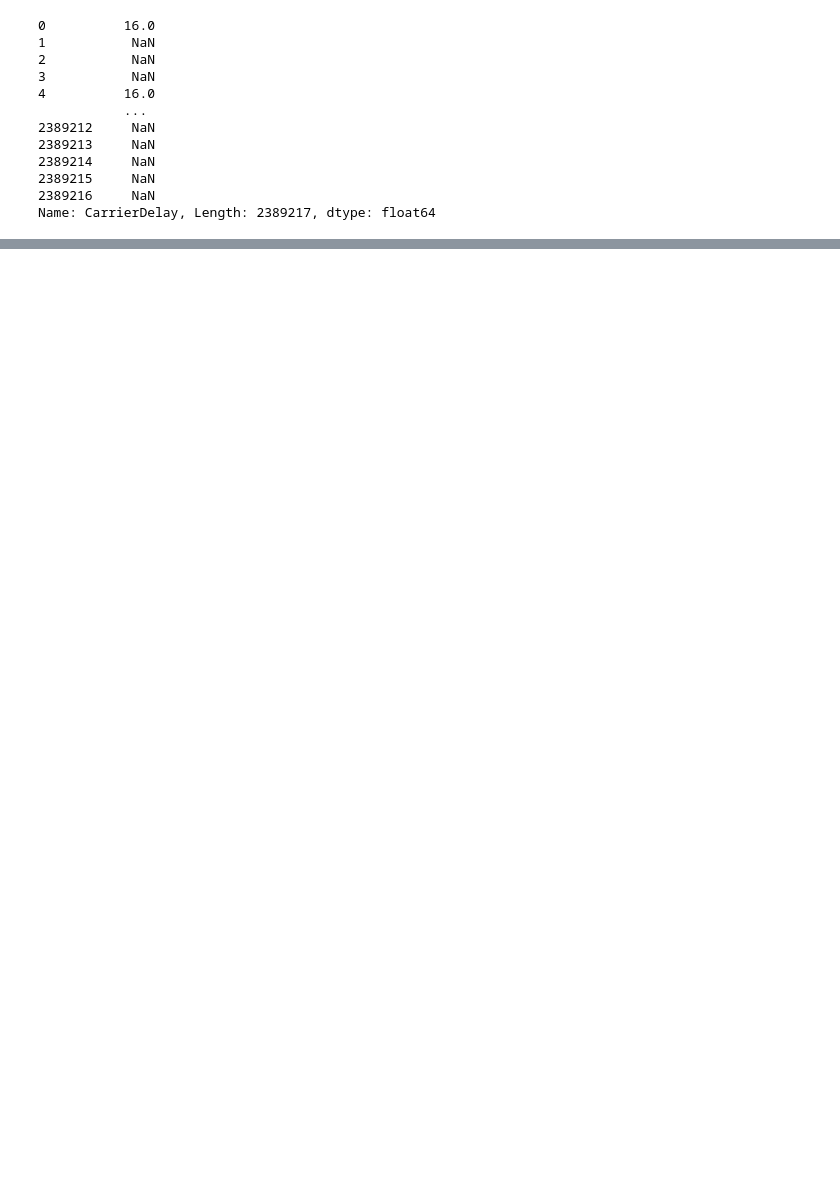
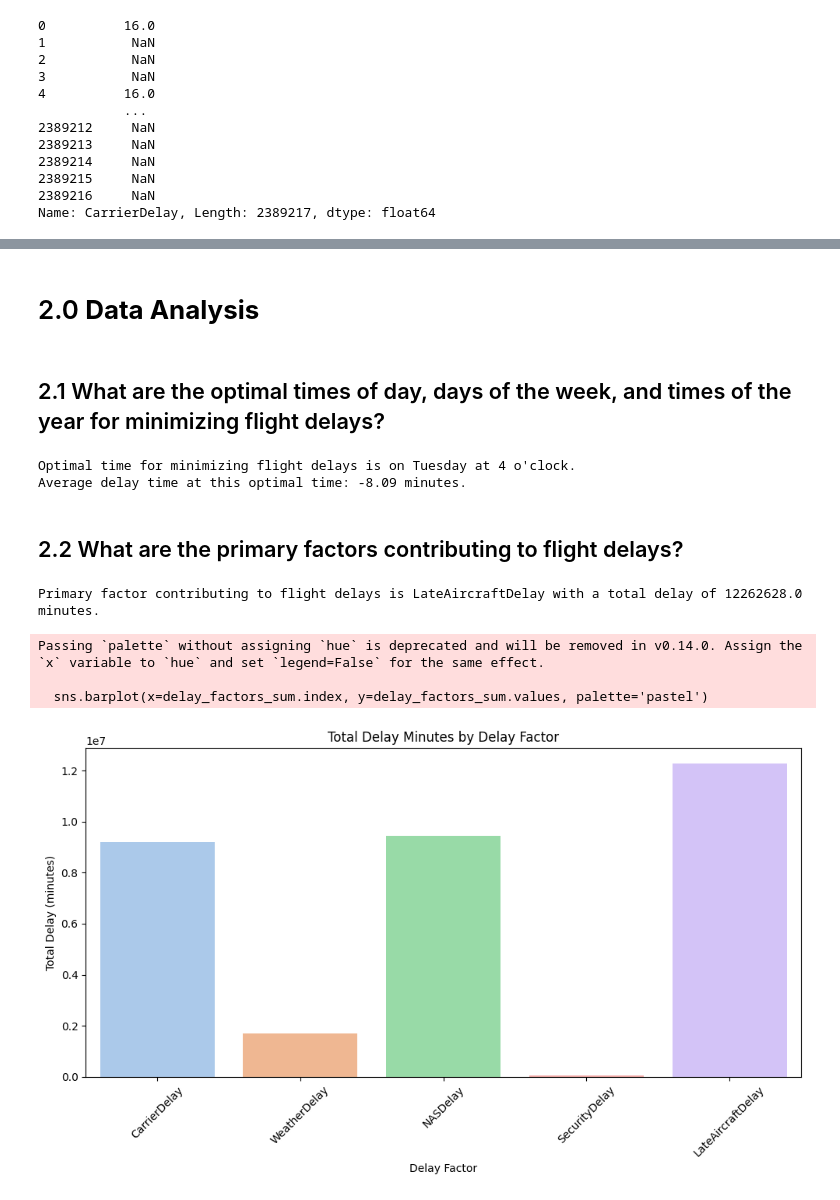
Before and after one commit to surayajohari/STQD6324-Data-Management, a Jupyter notebook: suraya_assignment2_stqd6324.ipynb, the cells around one changed output, grey strips where cells are left out. Cells and saved outputs as stored; diff of their text form; code cells hidden in the pictures; blank space fills up the shorter version.

```diff
--- a/suraya_assignment2_stqd6324.ipynb
+++ b/suraya_assignment2_stqd6324.ipynb
@@ -243,3 +182,68 @@ ALTER TABLE merged_data DROP COLUMN TailNum, UniqueCarrier, Origin, Dest;
 
 -- Show the final merged data
 SELECT * FROM merged_data LIMIT 10;
+# %% [markdown]
+# 2.0 **Data Analysis**
+# %% [markdown]
+## 2.1 What are the optimal times of day, days of the week, and times of the year for minimizing flight delays?
+# %%
+# Convert the date columns to datetime format
+fd08_merged['Date'] = pd.to_datetime(fd08_merged['Year'].astype(str) + '-' +
+                                    fd08_merged['Month'].astype(str) + '-' +
+                                    fd08_merged['DayofMonth'].astype(str))
+
+# Extract day of week (0 = Monday, 6 = Sunday) and hour of the day from the 'Date column
+fd08_merged['DayOfWeek'] = fd08_merged['Date'].dt.dayofweek
+fd08_merged['HourOfDay'] = fd08_merged['CRSDepTime'] // 100
+
+# Calculate average delay times grouped by day of week and hour of day
+avg_delay_by_day_hour = fd08_merged.groupby(['DayOfWeek', 'HourOfDay'])['ArrDelay'].mean()
+
+# Find the minimum delay time
+min_delay = avg_delay_by_day_hour.min()
+
+# Find the corresponding day of week and hour of day for the minimum delay
+optimal_time = avg_delay_by_day_hour.idxmin()
+optimal_day_of_week = optimal_time[0]  # index 0 corresponds to DayOfWeek
+optimal_hour_of_day = optimal_time[1]  # index 1 corresponds to HourOfDay
+
+# Map day of the week number to name
+day_of_week_names = ['Monday', 'Tuesday', 'Wednesday', 'Thursday', 'Friday', 'Saturday', 'Sunday']
+optimal_day_of_week_name = day_of_week_names[optimal_day_of_week]
+
+# Output
+print(f"Optimal time for minimizing flight delays is on {optimal_day_of_week_name} at {optimal_hour_of_day} o'clock.")
+print(f"Average delay time at this optimal time: {min_delay:.2f} minutes.")
+# %% [output]
+Optimal time for minimizing flight delays is on Tuesday at 4 o'clock.
+Average delay time at this optimal time: -8.09 minutes.
+# %% [markdown]
+## 2.2 What are the primary factors contributing to flight delays?
+# %%
+# Group by delay factors and sum the delays
+delay_factors = ['CarrierDelay', 'WeatherDelay', 'NASDelay', 'SecurityDelay', 'LateAircraftDelay']
+delay_factors_sum = fd08_merged[delay_factors].sum()
+
+# Identify the primary factor (maximum delay)
+primary_delay_factor = delay_factors_sum.idxmax()
+max_delay_minutes = delay_factors_sum.max()
+
+# Print results
+print(f"Primary factor contributing to flight delays is {primary_delay_factor} with a total delay of {max_delay_minutes} minutes.")
+# %% [output]
+Primary factor contributing to flight delays is LateAircraftDelay with a total delay of 12262628.0 minutes.
+# %%
+# Visualization of delay factors
+plt.figure(figsize=(10, 6))
+sns.barplot(x=delay_factors_sum.index, y=delay_factors_sum.values, palette='pastel')
+plt.title('Total Delay Minutes by Delay Factor')
+plt.xlabel('Delay Factor')
+plt.ylabel('Total Delay (minutes)')
+plt.xticks(rotation=45)
+plt.tight_layout()
+plt.show()
+# %% [output]
+Passing `palette` without assigning `hue` is deprecated and will be removed in v0.14.0. Assign the `x` variable to `hue` and set `legend=False` for the same effect.
+
+  sns.barplot(x=delay_factors_sum.index, y=delay_factors_sum.values, palette='pastel')
+[figure, added]
```
Also changed, not shown: parts of 23 cells of this notebook.
